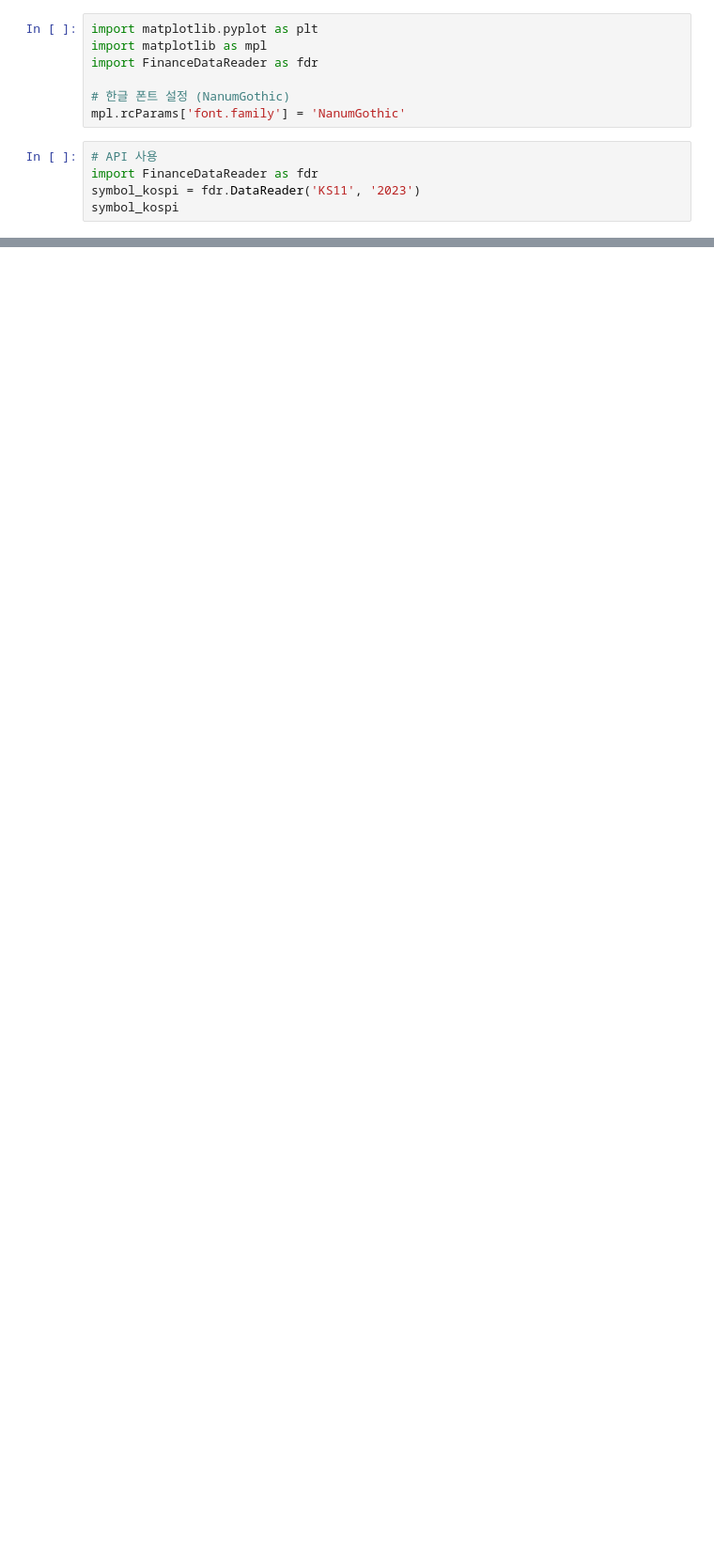
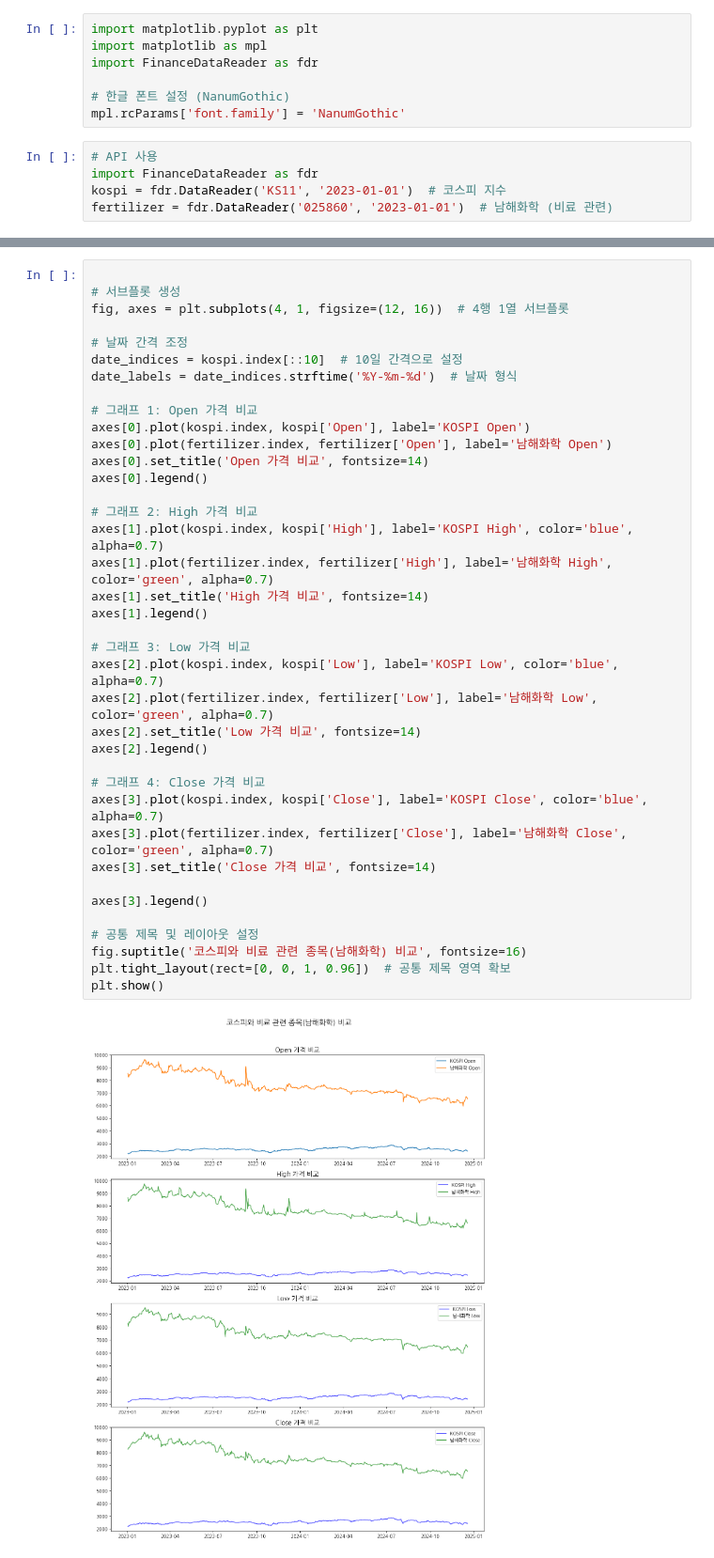
Before and after one commit to jwyzfe/study_pandas, a Jupyter notebook: codes/Compare_symbols_subplots.ipynb, the cells around one changed output, grey strips where cells are left out. Shown at 94% size. Cells and saved outputs as stored; diff of their text form; blank space fills up the shorter version.

Commit message:
quest_subplots

```diff
--- a/codes/Compare_symbols_subplots.ipynb
+++ b/codes/Compare_symbols_subplots.ipynb
@@ -8,5 +8,5 @@ mpl.rcParams['font.family'] = 'NanumGothic'
 # %%
 # API 사용
 import FinanceDataReader as fdr
-symbol_kospi = fdr.DataReader('KS11', '2023')
-symbol_kospi
+kospi = fdr.DataReader('KS11', '2023-01-01')  # 코스피 지수
+fertilizer = fdr.DataReader('025860', '2023-01-01')  # 남해화학 (비료 관련)
@@ -66,0 +13,40 @@ plt.show()
+# %%
+
+# 서브플롯 생성
+fig, axes = plt.subplots(4, 1, figsize=(12, 16))  # 4행 1열 서브플롯
+
+# 날짜 간격 조정
+date_indices = kospi.index[::10]  # 10일 간격으로 설정
+date_labels = date_indices.strftime('%Y-%m-%d')  # 날짜 형식
+
+# 그래프 1: Open 가격 비교
+axes[0].plot(kospi.index, kospi['Open'], label='KOSPI Open')
+axes[0].plot(fertilizer.index, fertilizer['Open'], label='남해화학 Open')
+axes[0].set_title('Open 가격 비교', fontsize=14)
+axes[0].legend()
+
+# 그래프 2: High 가격 비교
+axes[1].plot(kospi.index, kospi['High'], label='KOSPI High', color='blue', alpha=0.7)
+axes[1].plot(fertilizer.index, fertilizer['High'], label='남해화학 High', color='green', alpha=0.7)
+axes[1].set_title('High 가격 비교', fontsize=14)
+axes[1].legend()
+
+# 그래프 3: Low 가격 비교
+axes[2].plot(kospi.index, kospi['Low'], label='KOSPI Low', color='blue', alpha=0.7)
+axes[2].plot(fertilizer.index, fertilizer['Low'], label='남해화학 Low', color='green', alpha=0.7)
+axes[2].set_title('Low 가격 비교', fontsize=14)
+axes[2].legend()
+
+# 그래프 4: Close 가격 비교
+axes[3].plot(kospi.index, kospi['Close'], label='KOSPI Close', color='blue', alpha=0.7)
+axes[3].plot(fertilizer.index, fertilizer['Close'], label='남해화학 Close', color='green', alpha=0.7)
+axes[3].set_title('Close 가격 비교', fontsize=14)
+
+axes[3].legend()
+
+# 공통 제목 및 레이아웃 설정
+fig.suptitle('코스피와 비료 관련 종목(남해화학) 비교', fontsize=16)
+plt.tight_layout(rect=[0, 0, 1, 0.96])  # 공통 제목 영역 확보
+plt.show()
+# %% [output]
+[figure, added]
```
Also changed, not shown: parts of 2 cells of this notebook, 2 other files.
